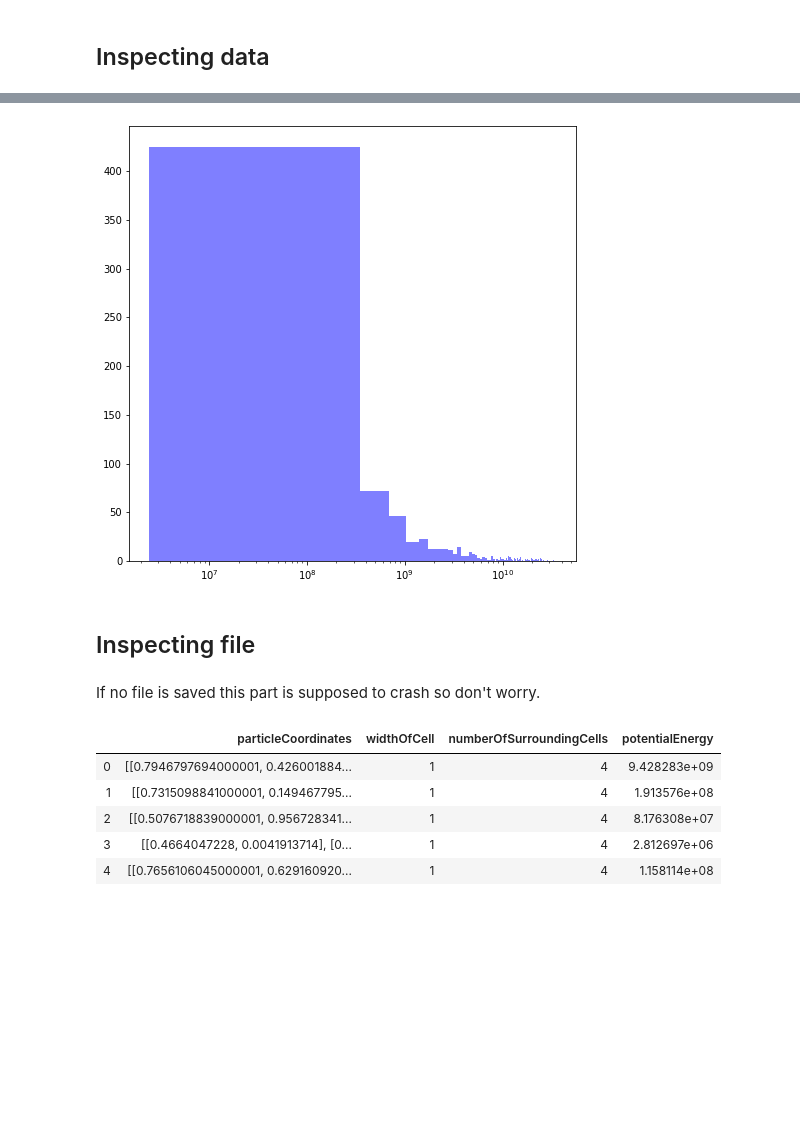
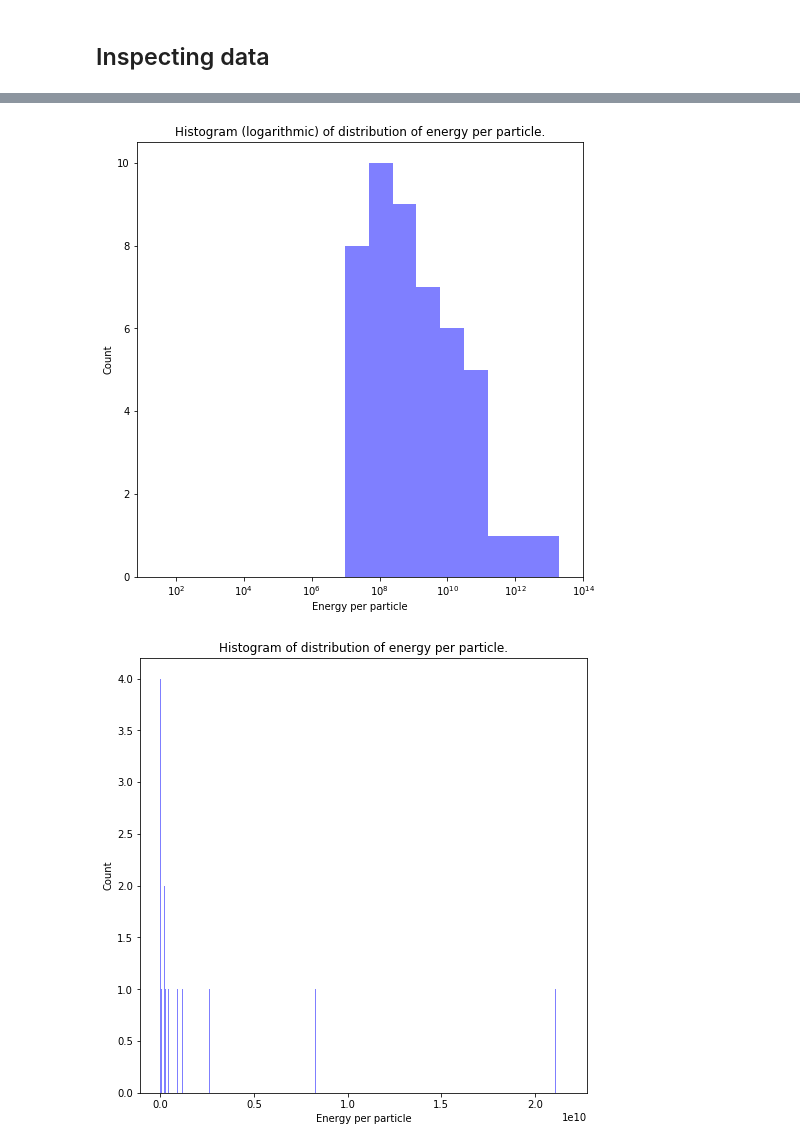
Before and after one commit to TimHeiszwolf/Quantum_energy_ML, a Jupyter notebook: DatabaseGeneration.ipynb, the cells around one changed output, grey strips where cells are left out. Saved outputs shown, nothing was run; the diff lists cells and outputs as text; code cells hidden in the pictures; blank space fills up the shorter version.

```diff
--- a/DatabaseGeneration.ipynb
+++ b/DatabaseGeneration.ipynb
@@ -85,33 +114,32 @@ Plotting datapoint  5  with energy  13082624359.531029
 ... (8 outputs left out)
-# %%
-qLow = data['potentialEnergy'].quantile(0)
-qHi  = data['potentialEnergy'].quantile(0.80)
-
-dataFiltered = data[(data['potentialEnergy'] < qHi) & (data['potentialEnergy'] > qLow)]
-
-x = dataFiltered['potentialEnergy']
-num_bins = 100
-
-fig, ax = plt.subplots(figsize=(8, 8))
-#ax.set_xlim([0, 10**19])
-ax.set_xscale('log')
-n, bins, patches = ax.hist(x, num_bins, facecolor='blue', alpha=0.5)
-plt.show()
-# %% [output]
-[figure, removed]
-# %% [markdown]
-## Inspecting file
-# %% [markdown]
-If no file is saved this part is supposed to crash so don't worry.
-# %%
-dataRead = pd.read_json(filename + '.json', orient='columns')
-dataRead['particleCoordinates'] = dataRead['particleCoordinates'].apply(np.array)
-
-dataRead.head()
-# %% [output]
-|  | particleCoordinates | widthOfCell | numberOfSurroundingCells | potentialEnergy |
-| 0 | [[0.7946797694000001, 0.426001884... | 1 | 4 | 9.428283e+09 |
-| 1 | [[0.7315098841000001, 0.149467795... | 1 | 4 | 1.913576e+08 |
-| 2 | [[0.5076718839000001, 0.956728341... | 1 | 4 | 8.176308e+07 |
-| 3 | [[0.4664047228, 0.0041913714], [0... | 1 | 4 | 2.812697e+06 |
-| 4 | [[0.7656106045000001, 0.629160920... | 1 | 4 | 1.158114e+08 |
+# %%
+qLow = data['potentialEnergy'].quantile(0)
+qHi  = data['potentialEnergy'].quantile(0.99)
+dataFiltered = data[(data['potentialEnergy'] < qHi) & (data['potentialEnergy'] > qLow)]
+x = dataFiltered['potentialEnergy']
+bins = [5**i for i in range(-50, 51)]
+
+fig, ax = plt.subplots(figsize=(8, 8))
+n, bins, patches = ax.hist(x, bins = bins, facecolor='blue', alpha=0.5)
+ax.set_xscale('log')
+ax.set_xlim(max(math.floor(math.log(min(x)) / math.log(10)), 10**-15), math.pow(10, 1 + math.ceil(math.log(max(x)) / math.log(10))))
+ax.set_title('Histogram (logarithmic) of distribution of energy per particle.')
+ax.set_xlabel('Energy per particle')
+ax.set_ylabel('Count')
+plt.show()
+
+qLow = data['potentialEnergy'].quantile(0.05)
+qHi  = data['potentialEnergy'].quantile(0.80)
+dataFiltered = data[(data['potentialEnergy'] < qHi) & (data['potentialEnergy'] > qLow)]
+x = dataFiltered['potentialEnergy']
+numBins = 1000
+
+fig, ax = plt.subplots(figsize=(8, 8))
+n, bins, patches = ax.hist(x, numBins, facecolor='blue', alpha=0.5)
+ax.set_title('Histogram of distribution of energy per particle.')
+ax.set_xlabel('Energy per particle')
+ax.set_ylabel('Count')
+plt.show()
+# %% [output]
+[figure, added]
+[figure, added]
```
Also changed, not shown: parts of 9 cells of this notebook, 2 other files.
